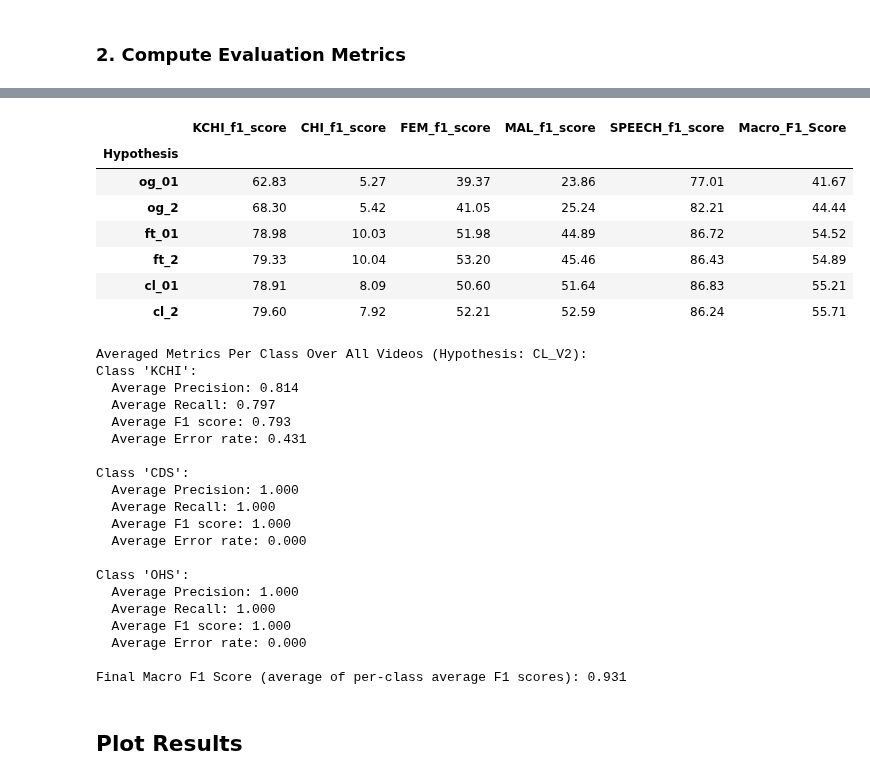
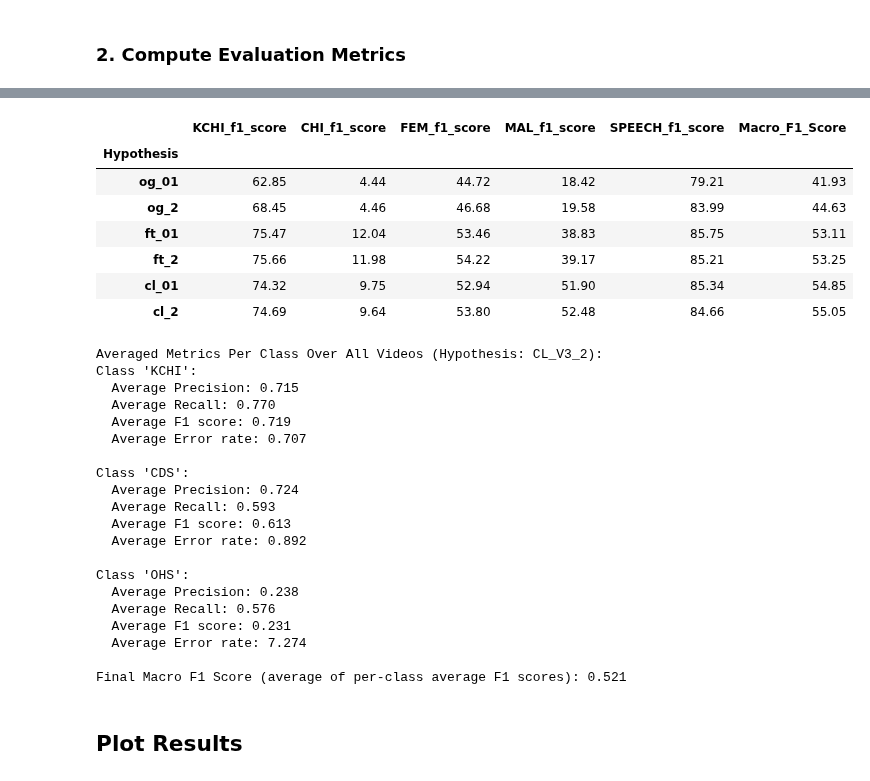
Before and after one commit to neleSuffo/naturalistic-social-analysis, a Jupyter notebook: notebooks/vtc_evaluation.ipynb, the cells around one changed output, grey strips where cells are left out. Cells and saved outputs as stored; diff of their text form; code cells hidden in the pictures.

```diff
--- a/notebooks/vtc_evaluation.ipynb
+++ b/notebooks/vtc_evaluation.ipynb
@@ -551,40 +534,37 @@ Processing hypothesis: CL_2
 # %%
-metrics_f1_df = metrics_df[["KCHI_f1_score", "CHI_f1_score", "FEM_f1_score", "MAL_f1_score", "SPEECH_f1_score", "Macro_F1_Score"]]
-# multiply by 100 for percentage and show only 2 decimals
-# round to 2 decimals
-metrics_f1_df = (metrics_f1_df * 100).round(2)
-metrics_f1_df
+metrics_df = compute_all_metrics_table()
+(metrics_df[["KCHI_f1_score", "CHI_f1_score", "FEM_f1_score", "MAL_f1_score", "SPEECH_f1_score", "Macro_F1_Score"]]*100).round(2)
 # %% [output]
 |  | KCHI_f1_score | CHI_f1_score | FEM_f1_score | MAL_f1_score | SPEECH_f1_score | Macro_F1_Score |
 | Hypothesis |  |  |  |  |  |  |
-| og_01 | 62.83 | 5.27 | 39.37 | 23.86 | 77.01 | 41.67 |
-| og_2 | 68.30 | 5.42 | 41.05 | 25.24 | 82.21 | 44.44 |
-| ft_01 | 78.98 | 10.03 | 51.98 | 44.89 | 86.72 | 54.52 |
-| ft_2 | 79.33 | 10.04 | 53.20 | 45.46 | 86.43 | 54.89 |
-| cl_01 | 78.91 | 8.09 | 50.60 | 51.64 | 86.83 | 55.21 |
-| cl_2 | 79.60 | 7.92 | 52.21 | 52.59 | 86.24 | 55.71 |
+| og_01 | 62.85 | 4.44 | 44.72 | 18.42 | 79.21 | 41.93 |
+| og_2 | 68.45 | 4.46 | 46.68 | 19.58 | 83.99 | 44.63 |
+| ft_01 | 75.47 | 12.04 | 53.46 | 38.83 | 85.75 | 53.11 |
+| ft_2 | 75.66 | 11.98 | 54.22 | 39.17 | 85.21 | 53.25 |
+| cl_01 | 74.32 | 9.75 | 52.94 | 51.90 | 85.34 | 54.85 |
+| cl_2 | 74.69 | 9.64 | 53.80 | 52.48 | 84.66 | 55.05 |
 # %%
-compute_metrics('cl_v2')
+compute_metrics('cl_v3_2')
 # %% [output]
-Averaged Metrics Per Class Over All Videos (Hypothesis: CL_V2):
+Averaged Metrics Per Class Over All Videos (Hypothesis: CL_V3_2):
 Class 'KCHI':
-  Average Precision: 0.814
-  Average Recall: 0.797
-  Average F1 score: 0.793
-  Average Error rate: 0.431
+  Average Precision: 0.715
+  Average Recall: 0.770
+  Average F1 score: 0.719
+  Average Error rate: 0.707
 
 Class 'CDS':
-  Average Precision: 1.000
-  Average Recall: 1.000
-  Average F1 score: 1.000
-  Average Error rate: 0.000
+  Average Precision: 0.724
+  Average Recall: 0.593
+  Average F1 score: 0.613
+  Average Error rate: 0.892
 
 Class 'OHS':
-  Average Precision: 1.000
-  Average Recall: 1.000
-  Average F1 score: 1.000
-  Average Error rate: 0.000
+  Average Precision: 0.238
+  Average Recall: 0.576
+  Average F1 score: 0.231
+  Average Error rate: 7.274
 
-Final Macro F1 Score (average of per-class average F1 scores): 0.931
+Final Macro F1 Score (average of per-class average F1 scores): 0.521
 # %% [markdown]
 ## Plot Results
```
Also changed, not shown: parts of 14 cells of this notebook.
